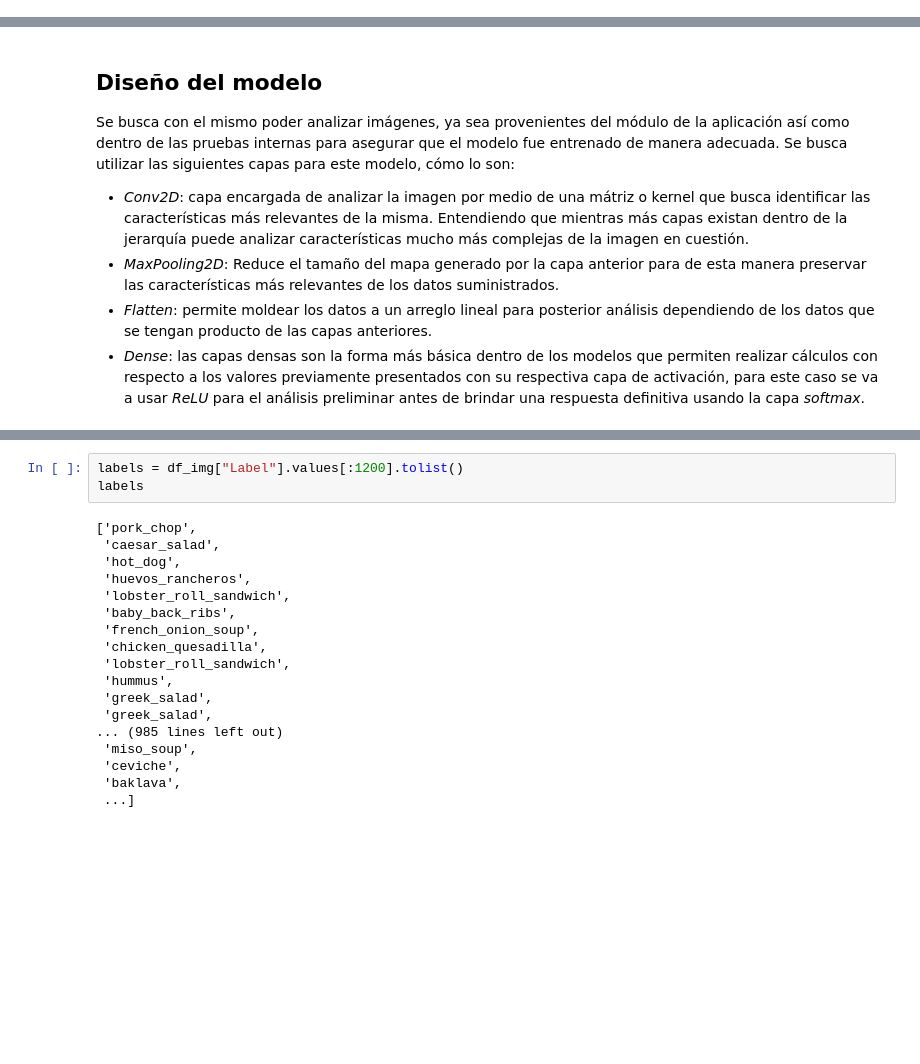
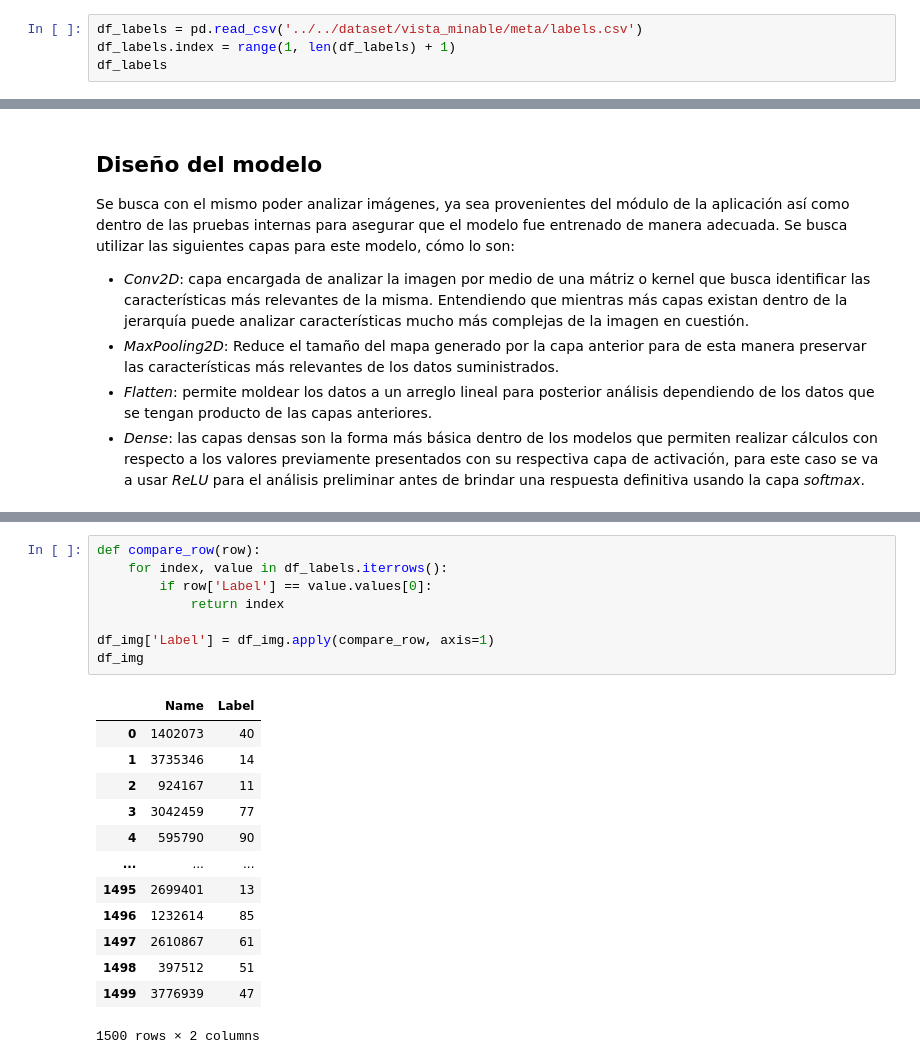
Before and after one commit to jaraycode/NutricionAIBackend, a Jupyter notebook: src/model/training.ipynb, the cells around one changed output, grey strips where cells are left out. Cells and saved outputs as stored; diff of their text form; blank space fills up the shorter version.

```diff
--- a/src/model/training.ipynb
+++ b/src/model/training.ipynb
@@ -170 +170,5 @@ df_img
 1500 rows × 2 columns
+# %%
+df_labels = pd.read_csv('../../dataset/vista_minable/meta/labels.csv')
+df_labels.index = range(1, len(df_labels) + 1)
+df_labels
@@ -251,21 +270,22 @@ Model: "sequential_7"
-# %%
-labels = df_img["Label"].values[:1200].tolist()
-labels
-# %% [output]
-['pork_chop',
- 'caesar_salad',
- 'hot_dog',
- 'huevos_rancheros',
- 'lobster_roll_sandwich',
- 'baby_back_ribs',
- 'french_onion_soup',
- 'chicken_quesadilla',
- 'lobster_roll_sandwich',
- 'hummus',
- 'greek_salad',
- 'greek_salad',
-... (985 lines left out)
- 'miso_soup',
- 'ceviche',
- 'baklava',
- ...]
+# %%
+def compare_row(row):
+    for index, value in df_labels.iterrows():
+        if row['Label'] == value.values[0]:
+            return index
+
+df_img['Label'] = df_img.apply(compare_row, axis=1)
+df_img
+# %% [output]
+|  | Name | Label |
+| 0 | 1402073 | 40 |
+| 1 | 3735346 | 14 |
+| 2 | 924167 | 11 |
+| 3 | 3042459 | 77 |
+| 4 | 595790 | 90 |
+| ... | ... | ... |
+| 1495 | 2699401 | 13 |
+| 1496 | 1232614 | 85 |
+| 1497 | 2610867 | 61 |
+| 1498 | 397512 | 51 |
+| 1499 | 3776939 | 47 |
+1500 rows × 2 columns
```
Also changed, not shown: parts of 16 cells of this notebook.
